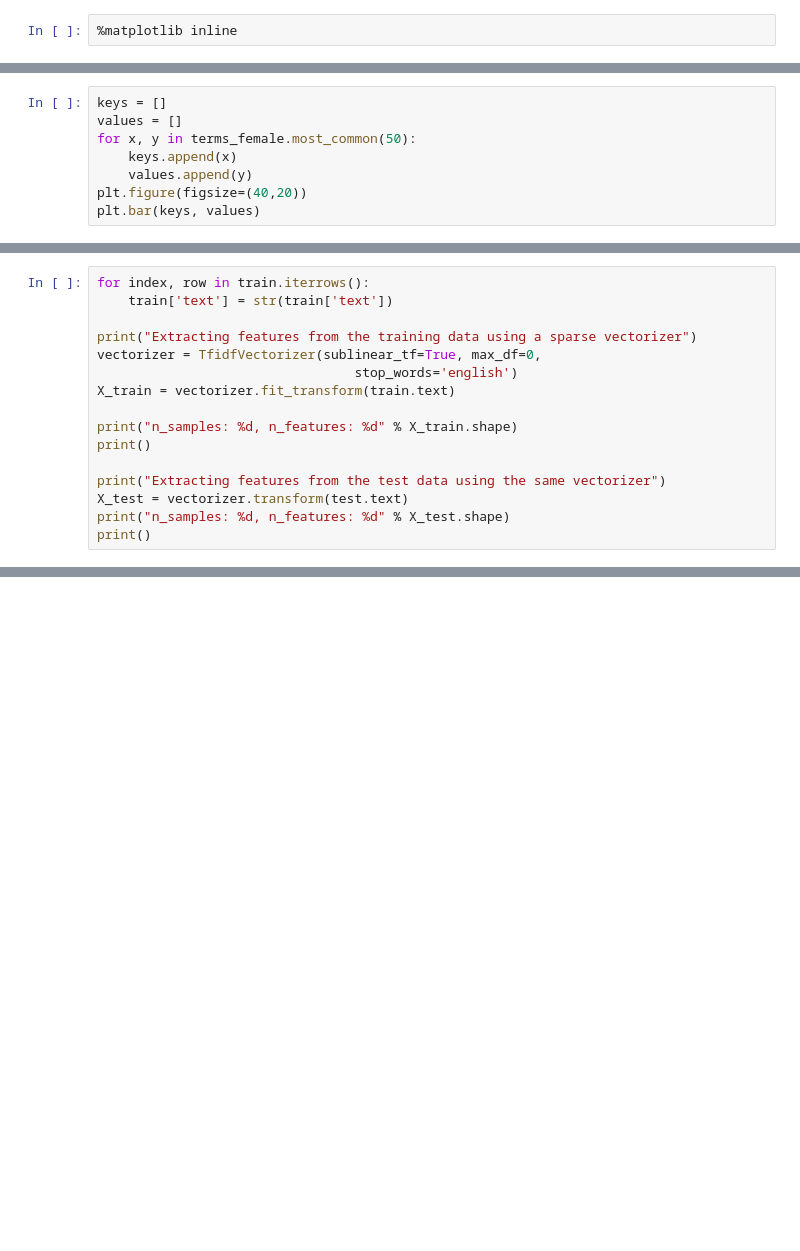
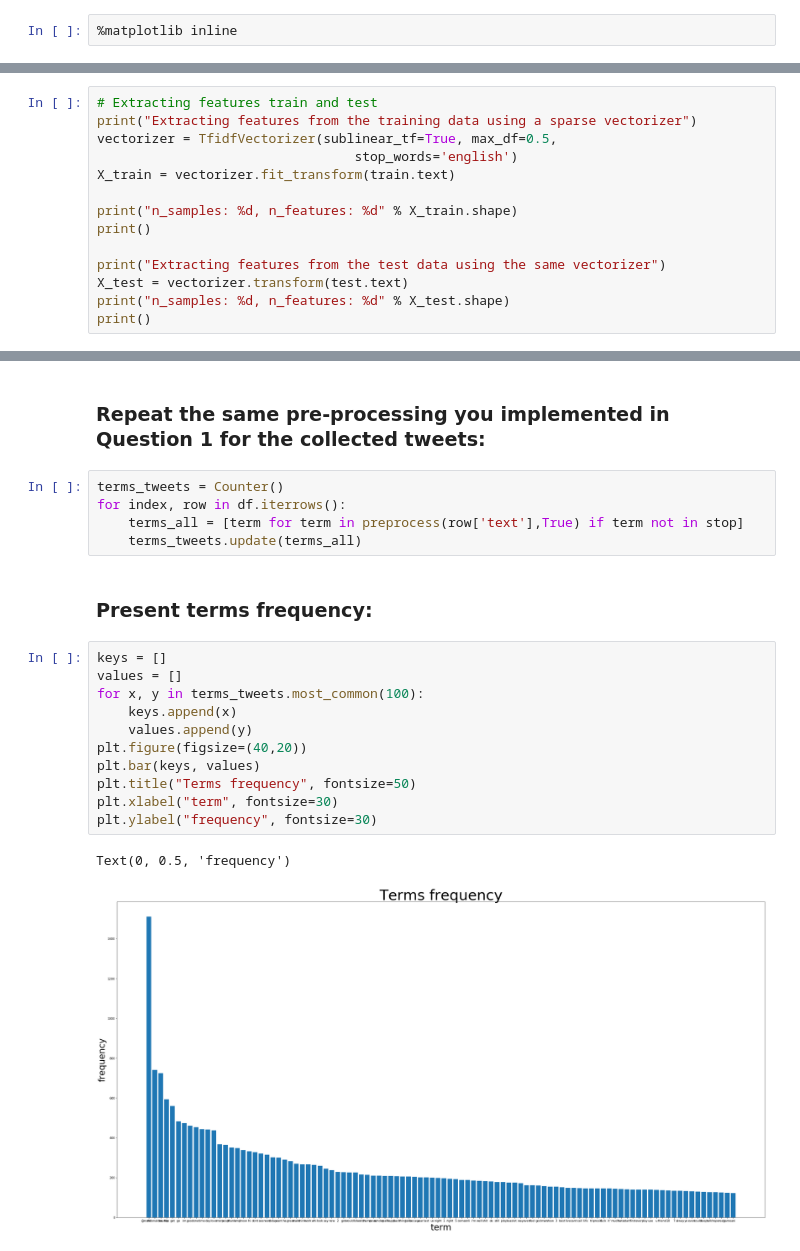
Before and after one commit to DorZion51/twiter_gender_classification_project, a Jupyter notebook: Project .ipynb, the cells around one changed output, grey strips where cells are left out. Drawn from its saved outputs; the diff is of its cells as text; blank space fills up the shorter version.

```diff
--- a/Project .ipynb
+++ b/Project .ipynb
@@ -182,8 +185,0 @@ plt.bar(keys, values)
-# %%
-keys = []
-values = []
-for x, y in terms_female.most_common(50):
-    keys.append(x)
-    values.append(y)
-plt.figure(figsize=(40,20))
-plt.bar(keys, values)
@@ -193,9 +186,7 @@ plt.bar(keys, values)
 # %%
-for index, row in train.iterrows():
-    train['text'] = str(train['text'])
-
+# Extracting features train and test
 print("Extracting features from the training data using a sparse vectorizer")
-vectorizer = TfidfVectorizer(sublinear_tf=True, max_df=0,
+vectorizer = TfidfVectorizer(sublinear_tf=True, max_df=0.5,
                                  stop_words='english')
 X_train = vectorizer.fit_transform(train.text)
 
@@ -354,0 +398,23 @@ if __name__ == '__main__':
+# %% [markdown]
+### Repeat the same pre-processing you implemented in Question 1 for the collected tweets:
+# %%
+terms_tweets = Counter()
+for index, row in df.iterrows():
+    terms_all = [term for term in preprocess(row['text'],True) if term not in stop]
+    terms_tweets.update(terms_all)
+# %% [markdown]
+### Present terms frequency:
+# %%
+keys = []
+values = []
+for x, y in terms_tweets.most_common(100):
+    keys.append(x)
+    values.append(y)
+plt.figure(figsize=(40,20))
+plt.bar(keys, values)
+plt.title("Terms frequency", fontsize=50)
+plt.xlabel("term", fontsize=30)
+plt.ylabel("frequency", fontsize=30)
+# %% [output]
+Text(0, 0.5, 'frequency')
+[figure, added]
```
Also changed, not shown: parts of 51 cells of this notebook.
